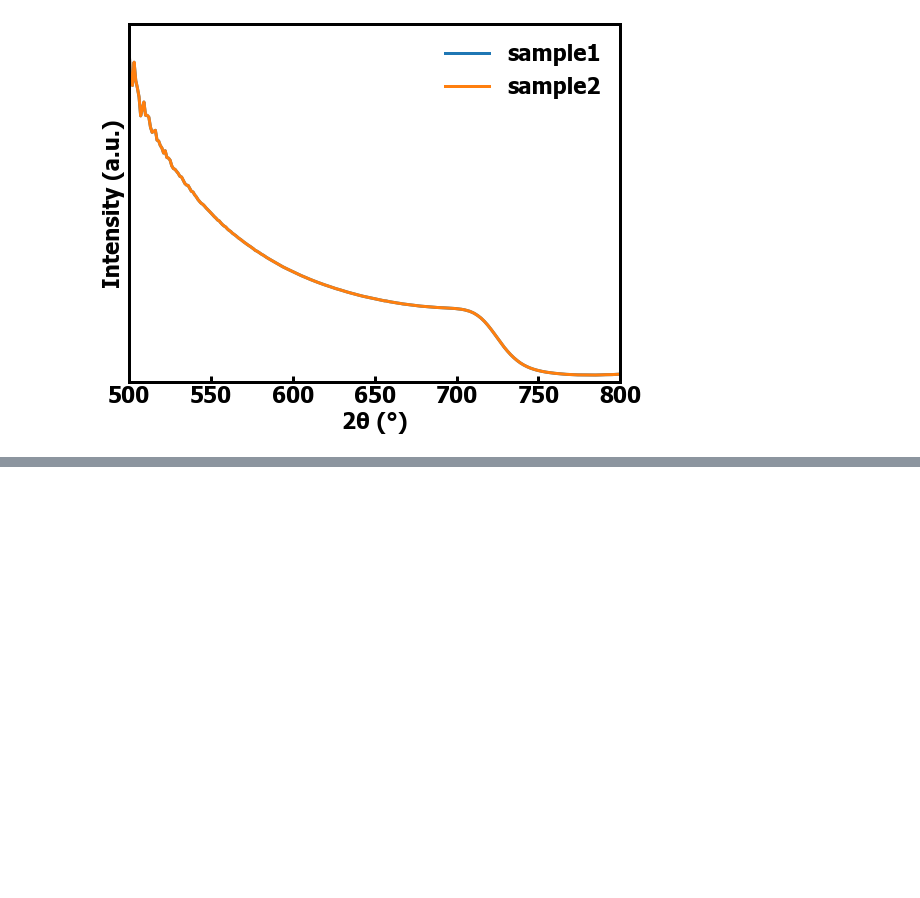
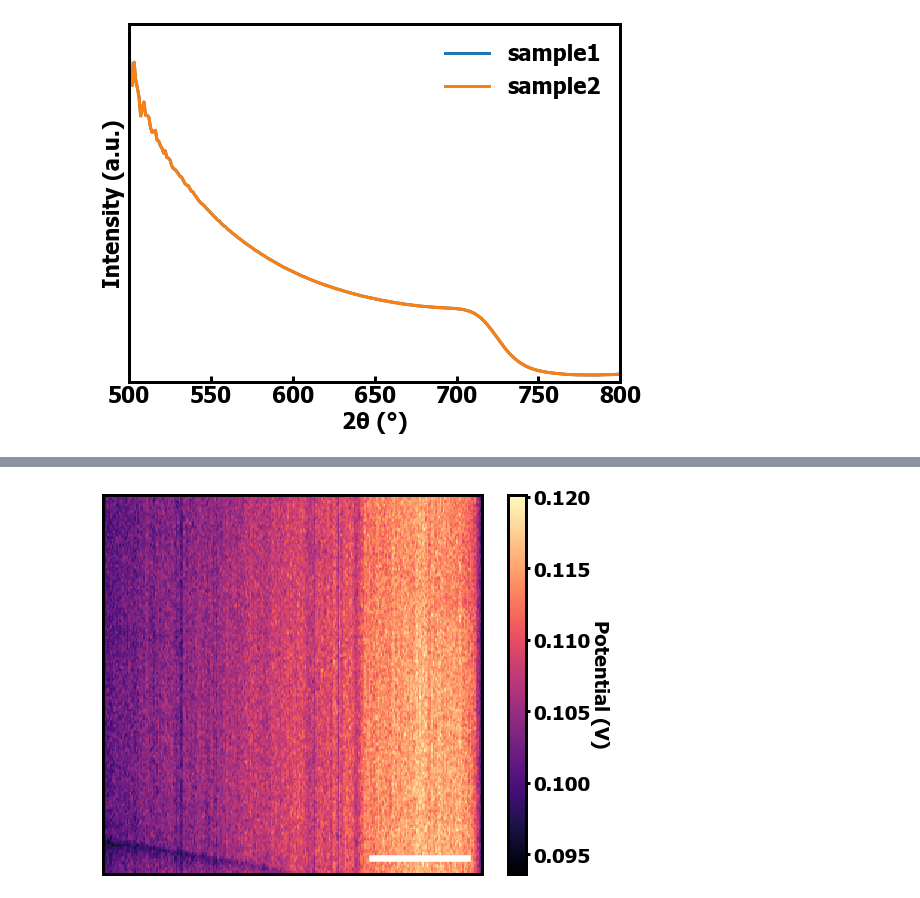
Before and after one commit to GingerLabUW/Sci1Page, a Jupyter notebook: example_Sci1Page.ipynb, the cells around one changed output, grey strips where cells are left out. Cells and saved outputs as stored; diff of their text form; code cells hidden in the pictures; blank space fills up the shorter version.

Commit message:
SKPM

```diff
--- a/example_Sci1Page.ipynb
+++ b/example_Sci1Page.ipynb
@@ -58,0 +72,5 @@ UV_vis_plot(filePath = 'exemplary_data/UV-vis/',\
+# %%
+SKPM_plot(filePath = 'exemplary_data/SKPM/',\
+         fileName = 'sample1')
+# %% [output]
+[figure, added]
```
Also changed, not shown: parts of 3 cells of this notebook, 3 other files.
